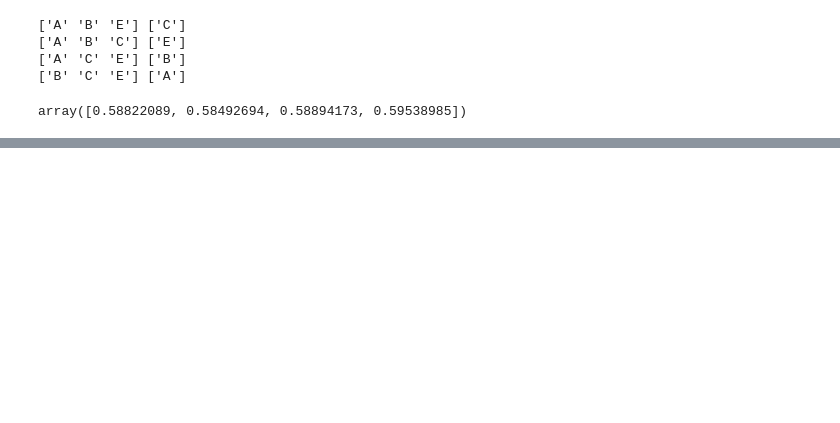
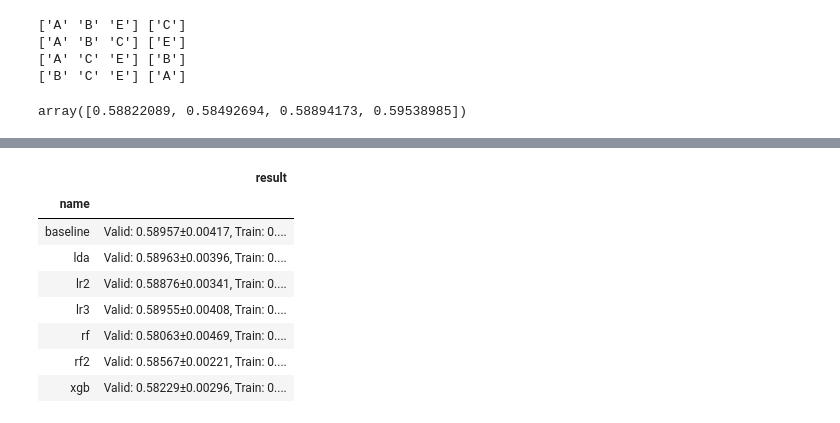
Before and after one commit to sunkusun9/DS_lv3_2409, a Jupyter notebook: sec_ds_lv3_prob1_kaggle.ipynb, the cells around one changed output, grey strips where cells are left out. Cells and saved outputs as stored; diff of their text form; code cells hidden in the pictures; blank space fills up the shorter version.

```diff
--- a/sec_ds_lv3_prob1_kaggle.ipynb
+++ b/sec_ds_lv3_prob1_kaggle.ipynb
@@ -160,0 +408,22 @@ cross_validate(
+# %%
+# XGB: XGBoost
+
+import xgboost as xgb
+ct = ColumnTransformer([
+    ('pt', 'passthrough', ['loading', 'na_1', 'na_2'] + ['measurement_{}'.format(i) for i in range(18)])
+])
+clf_xgb = xgb.XGBClassifier(
+    n_estimators=300, learning_rate=0.01 # TODO: 추가 하이퍼 파라메터 튜닝
+)
+clf_xgb = make_pipeline(ct, clf_xgb)
+eval_model('xgb', clf_xgb)
+# %% [output]
+|  | result |
+| name |  |
+| baseline | Valid: 0.58957±0.00417, Train: 0.... |
+| lda | Valid: 0.58963±0.00396, Train: 0.... |
+| lr2 | Valid: 0.58876±0.00341, Train: 0.... |
+| lr3 | Valid: 0.58955±0.00408, Train: 0.... |
+| rf | Valid: 0.58063±0.00469, Train: 0.... |
+| rf2 | Valid: 0.58567±0.00221, Train: 0.... |
+| xgb | Valid: 0.58229±0.00296, Train: 0.... |
```
Also changed, not shown: parts of 30 cells of this notebook.
